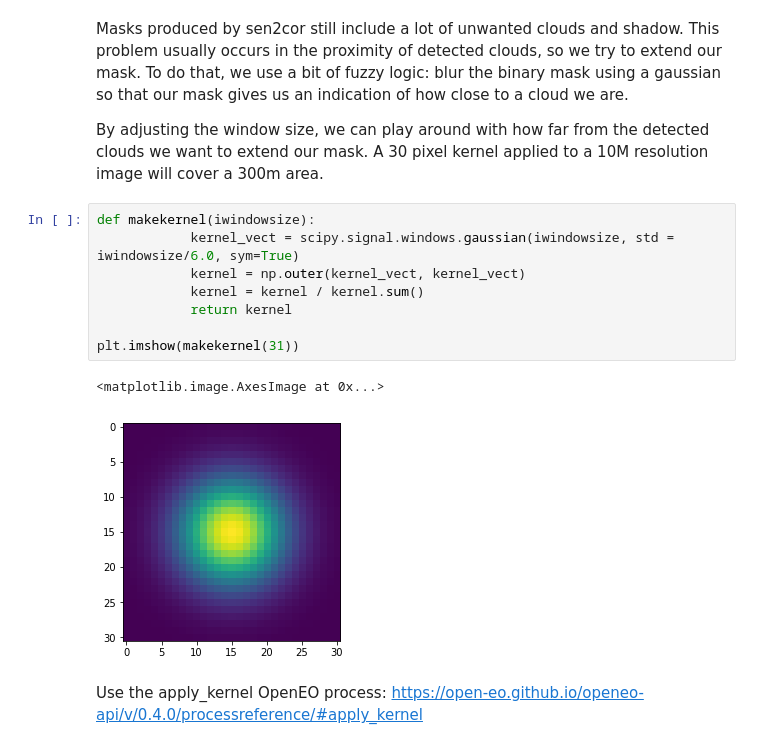
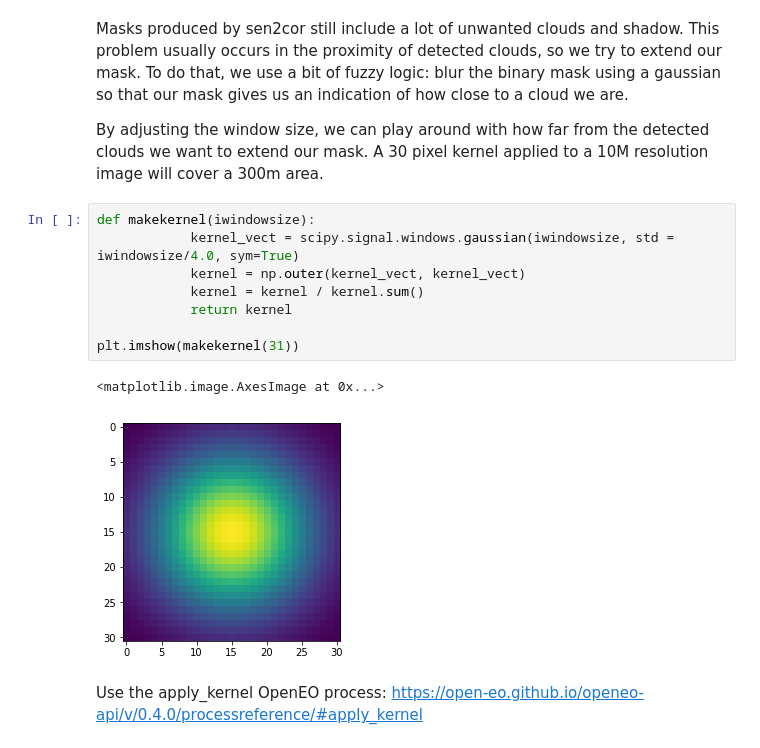
Before and after one commit to Open-EO/openeo-processes, a Jupyter notebook: examples/phenology-uc2/Phenology.ipynb, the cells around one changed output. Saved outputs shown, nothing was run; the diff lists cells and outputs as text.

```diff
--- a/examples/phenology-uc2/Phenology.ipynb
+++ b/examples/phenology-uc2/Phenology.ipynb
@@ -121,15 +145,15 @@ By adjusting the window size, we can play around with how far from the detected
 A 30 pixel kernel applied to a 10M resolution image will cover a 300m area.
 # %%
 def makekernel(iwindowsize):
-            kernel_vect = scipy.signal.windows.gaussian(iwindowsize, std = iwindowsize/6.0, sym=True)
+            kernel_vect = scipy.signal.windows.gaussian(iwindowsize, std = iwindowsize/4.0, sym=True)
             kernel = np.outer(kernel_vect, kernel_vect)
             kernel = kernel / kernel.sum()
             return kernel
 
 plt.imshow(makekernel(31))
 # %% [output]
 <matplotlib.image.AxesImage at 0x...>
-[figure, old version]
+[figure, new version]
 # %% [markdown]
 Use the apply_kernel OpenEO process:
 https://open-eo.github.io/openeo-api/v/0.4.0/processreference/#apply_kernel
```
Also changed, not shown: parts of 20 cells of this notebook.
